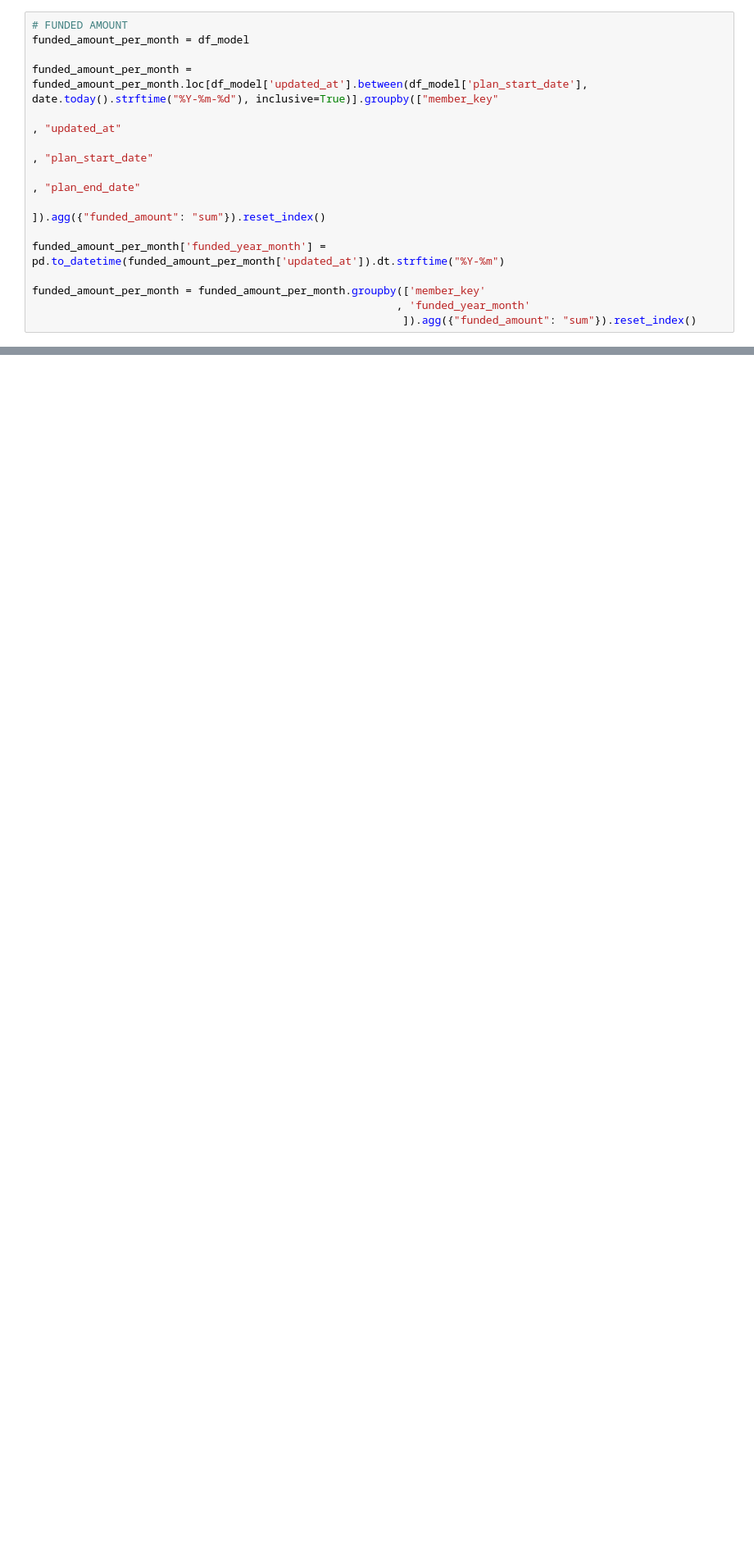
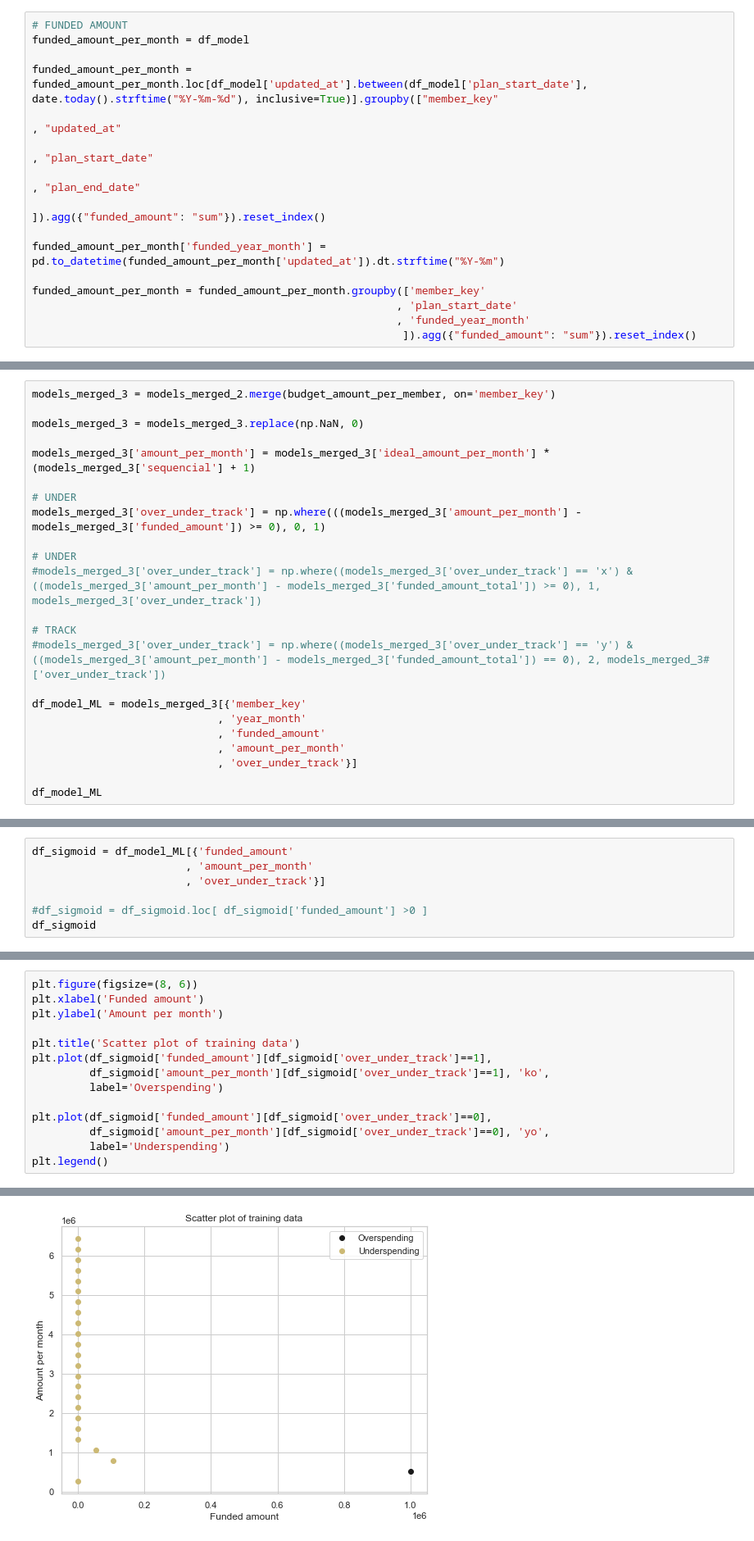
Before and after one commit to rcsjunior1987/AI, a Jupyter notebook: Budget utilisation/main.ipynb, the cells around one changed output, grey strips where cells are left out. Shown at 82% size. Drawn from its saved outputs; the diff is of its cells as text; blank space fills up the shorter version.

```diff
--- a/Budget utilisation/main.ipynb
+++ b/Budget utilisation/main.ipynb
@@ -745,5 +755,6 @@ funded_amount_per_month = funded_amount_per_month.loc[df_model['updated_at'].bet
 funded_amount_per_month['funded_year_month'] = pd.to_datetime(funded_amount_per_month['updated_at']).dt.strftime("%Y-%m")
 
 funded_amount_per_month = funded_amount_per_month.groupby(['member_key'
+                                                         , 'plan_start_date'
                                                          , 'funded_year_month'
                                                           ]).agg({"funded_amount": "sum"}).reset_index()
@@ -837,0 +877,23 @@ df_model_ML
+# %%
+models_merged_3 = models_merged_2.merge(budget_amount_per_member, on='member_key')
+
+models_merged_3 = models_merged_3.replace(np.NaN, 0)
+
+models_merged_3['amount_per_month'] = models_merged_3['ideal_amount_per_month'] * (models_merged_3['sequencial'] + 1)
+
+# UNDER
+models_merged_3['over_under_track'] = np.where(((models_merged_3['amount_per_month'] - models_merged_3['funded_amount']) >= 0), 0, 1)
+
+# UNDER
+#models_merged_3['over_under_track'] = np.where((models_merged_3['over_under_track'] == 'x') & ((models_merged_3['amount_per_month'] - models_merged_3['funded_amount_total']) >= 0), 1, models_merged_3['over_under_track'])
+
+# TRACK
+#models_merged_3['over_under_track'] = np.where((models_merged_3['over_under_track'] == 'y') & ((models_merged_3['amount_per_month'] - models_merged_3['funded_amount_total']) == 0), 2, models_merged_3#['over_under_track'])
+
+df_model_ML = models_merged_3[{'member_key'
+                             , 'year_month'
+                             , 'funded_amount'
+                             , 'amount_per_month'
+                             , 'over_under_track'}]
+
+df_model_ML
@@ -837,0 +918,7 @@ df_model_ML
+# %%
+df_sigmoid = df_model_ML[{'funded_amount'
+                        , 'amount_per_month'
+                        , 'over_under_track'}]
+
+#df_sigmoid = df_sigmoid.loc[ df_sigmoid['funded_amount'] >0 ]
+df_sigmoid
@@ -837,0 +943,15 @@ df_model_ML
+# %%
+plt.figure(figsize=(8, 6))
+plt.xlabel('Funded amount')
+plt.ylabel('Amount per month')
+
+plt.title('Scatter plot of training data')
+plt.plot(df_sigmoid['funded_amount'][df_sigmoid['over_under_track']==1],
+         df_sigmoid['amount_per_month'][df_sigmoid['over_under_track']==1], 'ko',
+         label='Overspending')
+
+plt.plot(df_sigmoid['funded_amount'][df_sigmoid['over_under_track']==0],
+         df_sigmoid['amount_per_month'][df_sigmoid['over_under_track']==0], 'yo',
+         label='Underspending')
+plt.legend()
+# %% [output]
@@ -837,0 +959 @@ df_model_ML
+[figure, added]
```
Also changed, not shown: parts of 28 cells of this notebook.
